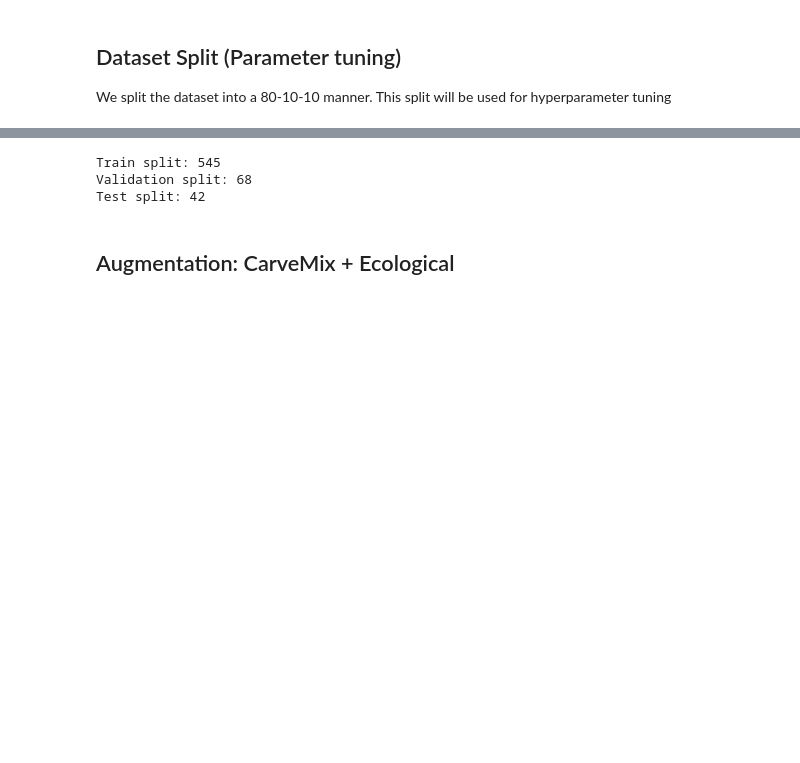
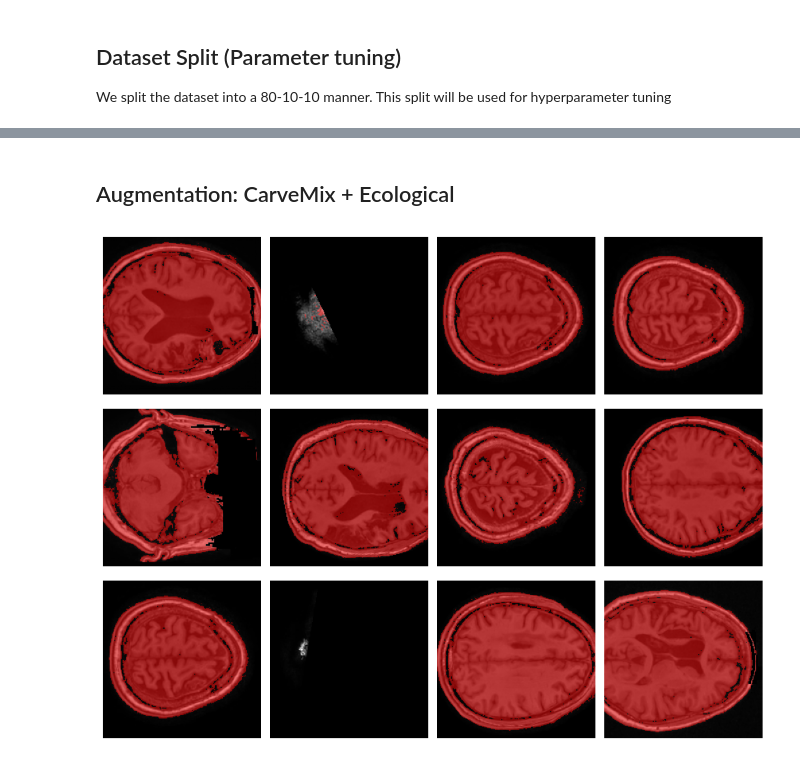
Before and after one commit to angelonazzaro/StrokeFormer, a Jupyter notebook: data_preparation.ipynb, the cells around one changed output, grey strips where cells are left out. Saved outputs shown, nothing was run; the diff lists cells and outputs as text; code cells hidden in the pictures; blank space fills up the shorter version.

```diff
--- a/data_preparation.ipynb
+++ b/data_preparation.ipynb
@@ -165,14 +158,11 @@ for split, masks_filepaths in SPLITS.items():
     for mask_filepath in tqdm(masks_filepaths, desc=f"Creating {split} set"):
         scan_filepath = mask_filepath.replace("Masks", "Scans").replace("label-L_desc-T1lesion_mask", "T1w")
 
-        shutil.copy(mask_filepath, os.path.join(split_masks_dir, mask_filepath.split(os.path.sep)[-1])) # noqa
-        shutil.copy(scan_filepath, os.path.join(split_scans_dir, scan_filepath.split(os.path.sep)[-1])) # noqa
+        shutil.copy(mask_filepath, os.path.join(split_masks_dir, mask_filepath.split(os.path.sep)[-1]))  # noqa
+        shutil.copy(scan_filepath, os.path.join(split_scans_dir, scan_filepath.split(os.path.sep)[-1]))  # noqa
 
-print(f"Train split: {len(train_masks_paths)}\nValidation split: {len(val_masks_paths)}\nTest split: {len(test_masks_paths)}")
+print(
+    f"Train split: {len(train_masks_paths)}\nValidation split: {len(val_masks_paths)}\nTest split: {len(test_masks_paths)}")
-# %% [output]
-Train split: 545
-Validation split: 68
-Test split: 42
 # %% [markdown]
 ## Augmentation: CarveMix + Ecological
 # %%
@@ -185,0 +276,25 @@ Test split: 42
+# %%
+import numpy as np
+import random
+import matplotlib.pyplot as plt
+
+fig, axes = plt.subplots(nrows=3, ncols=4, figsize=(10, 8))
+
+for i in range(3):
+    for j in range(4):
+        slice_idx = random.randint(0, 188)
+        scan = np.load(scans_filepaths[i * j])
+        slice = scan[0, ..., slice_idx]
+        head_mask = compute_head_mask(torch.from_numpy(slice))
+
+        axes[i, j].imshow(slice, cmap="gray")
+        red_mask = np.zeros(head_mask.shape + (4,))  # rgba
+        red_mask[head_mask, 0] = 1
+        red_mask[head_mask, 3] = 0.5
+        axes[i, j].imshow(red_mask)
+        axes[i, j].axis("off")
+
+fig.tight_layout(h_pad=0.15, w_pad=1)
+plt.show()
+# %% [output]
+[figure, added]
```
Also changed, not shown: parts of 8 cells of this notebook.
